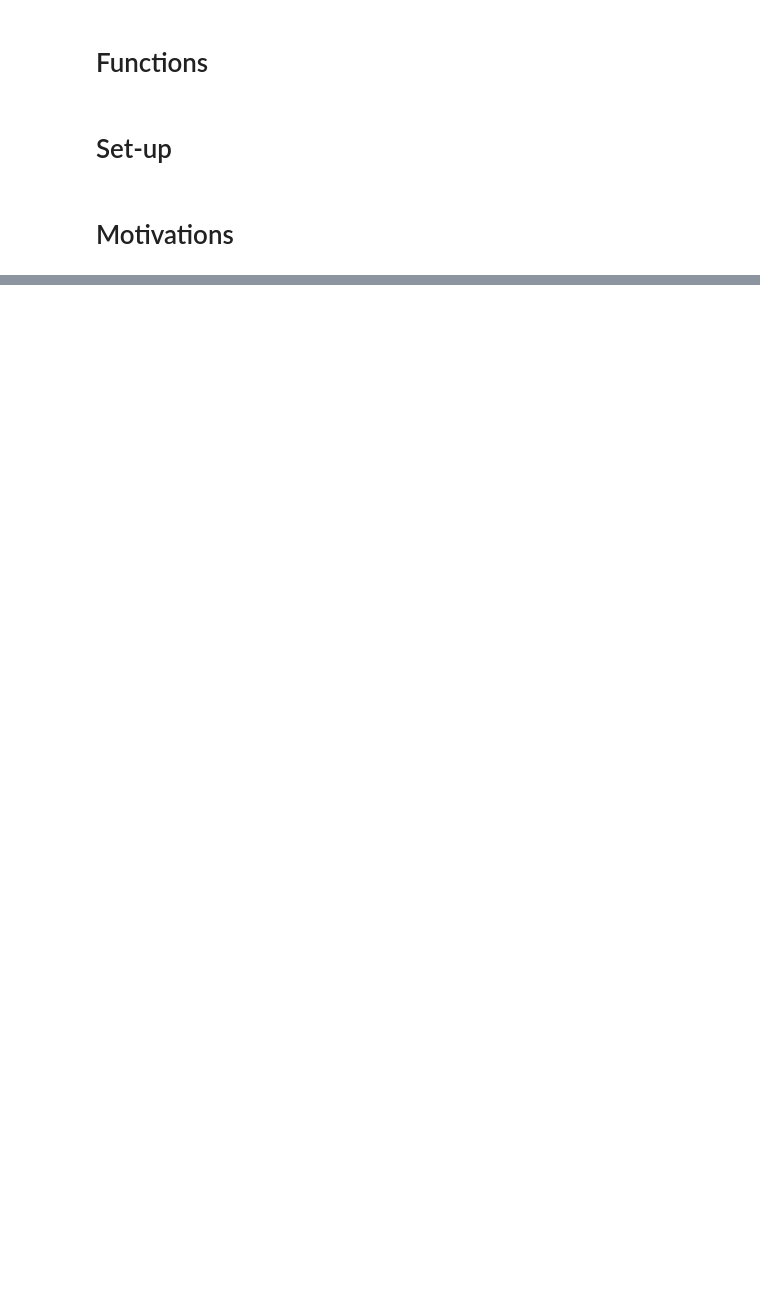
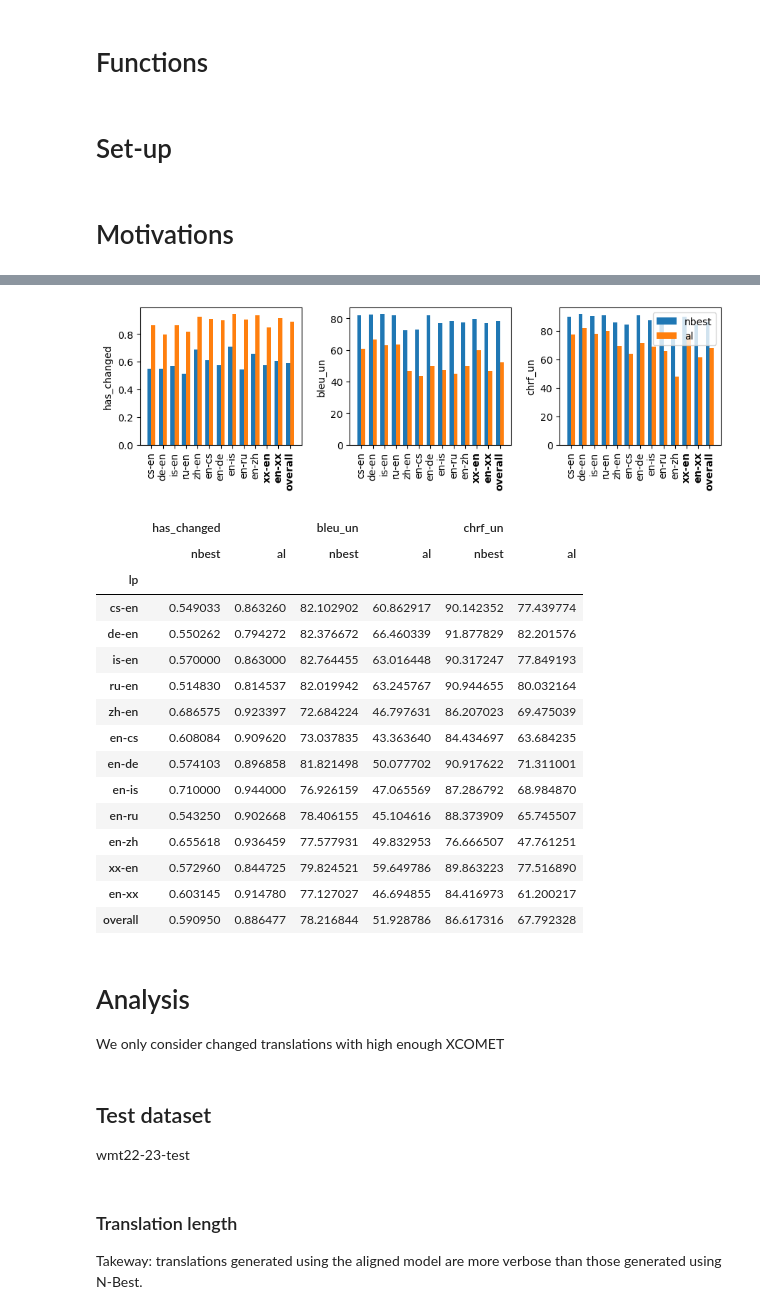
Before and after one commit to hgissbkh/translation-alignment, a Jupyter notebook: notebooks/analysis.ipynb, the cells around one changed output, grey strips where cells are left out. Cells and saved outputs as stored; diff of their text form; code cells hidden in the pictures; blank space fills up the shorter version.

```diff
--- a/notebooks/analysis.ipynb
+++ b/notebooks/analysis.ipynb
@@ -314,2 +470,22 @@ eval_df = make_eval_df(datasets, hf_path, eval_path, eval_file_un, eval_file_nbe
+# %%
+# Make evaluation dataset with xcomet scores
+hf_path = 'hgissbkh/{DATASET}'
+local_path = '../data/evaluation/{DATASET}'
+dataset = 'wmt22-23-test'
+hyp_file_un = 'ALMA-13B-LoRA-Pre-CPO/hypotheses_greedy.txt'
+xcomet_file_un = 'ALMA-13B-LoRA-Pre-CPO/xcomet_greedy.pkl'
+kiwi_file_un = 'ALMA-13B-LoRA-Pre-CPO/kiwi_greedy.pkl'
+hyp_file_nbest = 'ALMA-13B-LoRA-Pre-CPO/hypotheses_nbest_N5_t0.4_p0.6.txt'
+xcomet_file_nbest = 'ALMA-13B-LoRA-Pre-CPO/xcomet_nbest_N5_t0.4_p0.6.pkl'
+kiwi_file_nbest = 'ALMA-13B-LoRA-Pre-CPO/kiwi_nbest_N5_t0.4_p0.6.pkl'
+hyp_file_al = 'ALMA-13B-R/hypotheses_greedy.txt'
+xcomet_file_al = 'ALMA-13B-R/xcomet_greedy.pkl'
+kiwi_file_al = 'ALMA-13B-R/kiwi_greedy.pkl'
+eval_df = make_eval_df(
+        dataset, hf_path, local_path,
+        hyp_file_un, hyp_file_nbest, hyp_file_al,
+        kiwi_file_un, kiwi_file_nbest, kiwi_file_al,
+        xcomet_file_un, xcomet_file_nbest, xcomet_file_al,
+)
 # %% [markdown]
 # Motivations
@@ -481,0 +540,30 @@ do_eval(eval_df, ['delta_names_F1', 'delta_numbers_F1'], lps, display_mode='df')
+# %%
+# Display results
+do_eval(eval_df, ['has_changed', 'bleu_un', 'chrf_un'], lps, comp_systems, display_mode='plot')
+do_eval(eval_df, ['has_changed', 'bleu_un', 'chrf_un'], lps, comp_systems, display_mode='df')
+# %% [output]
+[figure, added]
+|  | has_changed |  | bleu_un |  | chrf_un |  |
+|  | nbest | al | nbest | al | nbest | al |
+| lp |  |  |  |  |  |  |
+| cs-en | 0.549033 | 0.863260 | 82.102902 | 60.862917 | 90.142352 | 77.439774 |
+| de-en | 0.550262 | 0.794272 | 82.376672 | 66.460339 | 91.877829 | 82.201576 |
+| is-en | 0.570000 | 0.863000 | 82.764455 | 63.016448 | 90.317247 | 77.849193 |
+| ru-en | 0.514830 | 0.814537 | 82.019942 | 63.245767 | 90.944655 | 80.032164 |
+| zh-en | 0.686575 | 0.923397 | 72.684224 | 46.797631 | 86.207023 | 69.475039 |
+| en-cs | 0.608084 | 0.909620 | 73.037835 | 43.363640 | 84.434697 | 63.684235 |
+| en-de | 0.574103 | 0.896858 | 81.821498 | 50.077702 | 90.917622 | 71.311001 |
+| en-is | 0.710000 | 0.944000 | 76.926159 | 47.065569 | 87.286792 | 68.984870 |
+| en-ru | 0.543250 | 0.902668 | 78.406155 | 45.104616 | 88.373909 | 65.745507 |
+| en-zh | 0.655618 | 0.936459 | 77.577931 | 49.832953 | 76.666507 | 47.761251 |
+| xx-en | 0.572960 | 0.844725 | 79.824521 | 59.649786 | 89.863223 | 77.516890 |
+| en-xx | 0.603145 | 0.914780 | 77.127027 | 46.694855 | 84.416973 | 61.200217 |
+| overall | 0.590950 | 0.886477 | 78.216844 | 51.928786 | 86.617316 | 67.792328 |
+# %% [markdown]
+# Analysis
+
+We only consider changed translations with high enough XCOMET
+# %% [markdown]
+## Test dataset
+
+wmt22-23-test
@@ -481,0 +577,4 @@ do_eval(eval_df, ['delta_names_F1', 'delta_numbers_F1'], lps, display_mode='df')
+# %% [markdown]
+### Translation length
+
+Takeway: translations generated using the aligned model are more verbose than those generated using N-Best.
```
Also changed, not shown: parts of 104 cells of this notebook, 20 other files.
